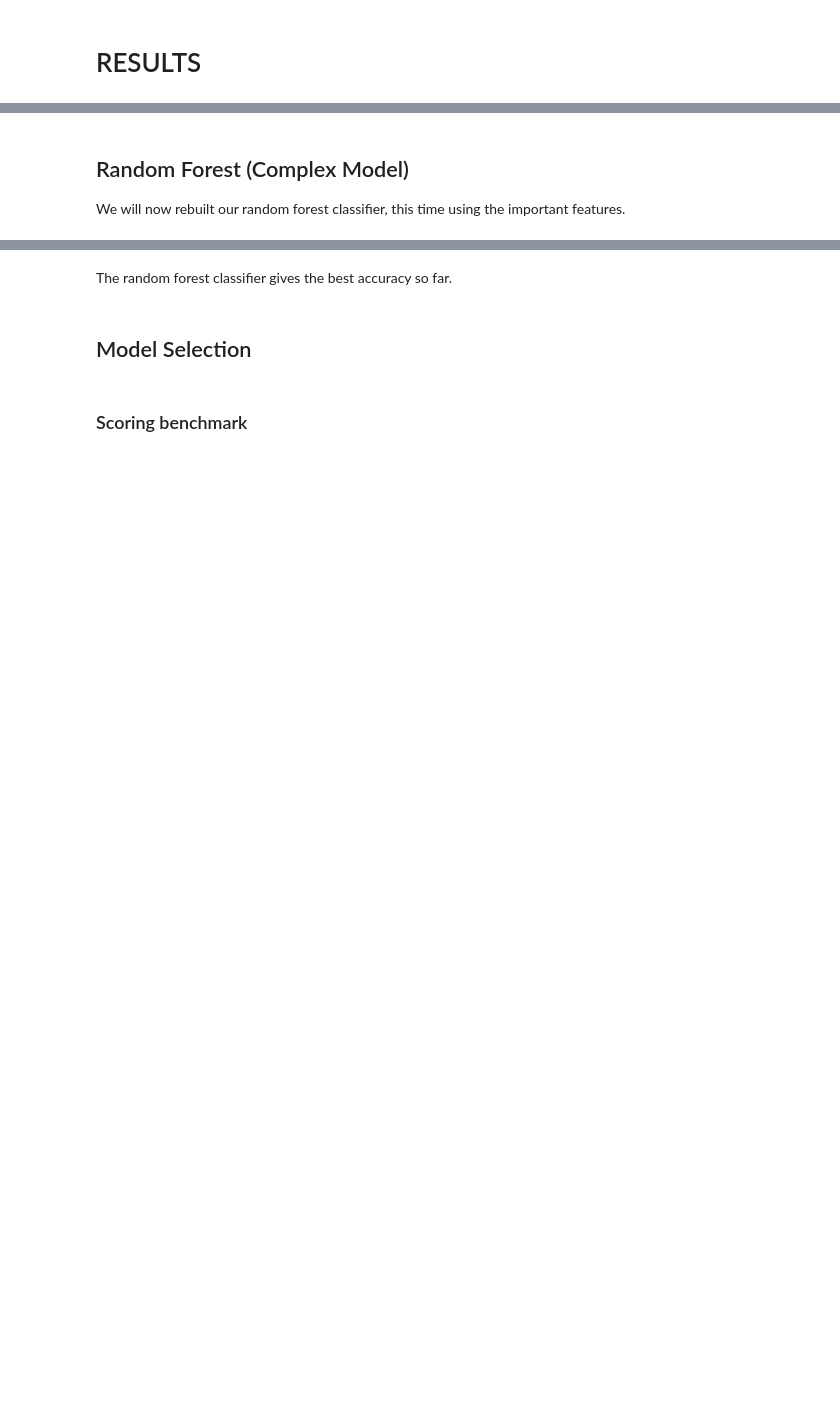
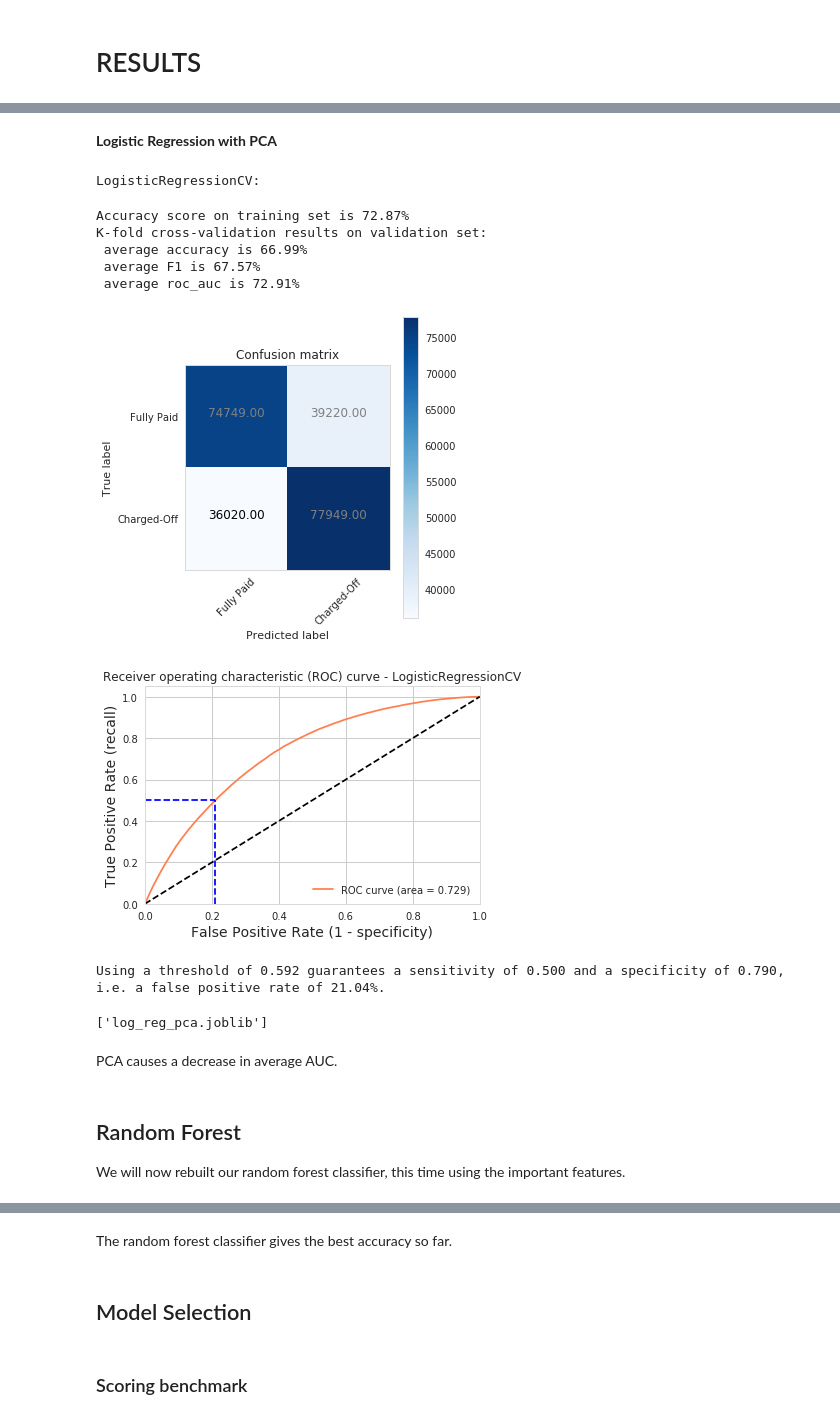
Before and after one commit to michelkana/lendingclub, a Jupyter notebook: notebooks/CS109aLendingClub_Results.ipynb, the cells around one changed output, grey strips where cells are left out. Cells and saved outputs as stored; diff of their text form; code cells hidden in the pictures; blank space fills up the shorter version.

```diff
--- a/notebooks/CS109aLendingClub_Results.ipynb
+++ b/notebooks/CS109aLendingClub_Results.ipynb
@@ -64,5 +74,25 @@ Using a threshold of 0.625 guarantees a sensitivity of 0.505 and a specificity o
+# %% [markdown]
+**Logistic Regression with PCA**
+# %%
+log_reg_pca = fit_predict_evaluate(log_reg, X_train_scaled_pca, y_train, X_val_scaled_pca, y_val, df_cv_scores_pca)
+# %% [output]
+LogisticRegressionCV:
+Accuracy score on training set is 72.87%
+K-fold cross-validation results on validation set:
+ average accuracy is 66.99%
+ average F1 is 67.57%
+ average roc_auc is 72.91%
+[figure, added]
+[figure, added]
+Using a threshold of 0.592 guarantees a sensitivity of 0.500 and a specificity of 0.790, i.e. a false positive rate of 21.04%.
+# %%
+dump(log_reg_pca, 'log_reg_pca.joblib')
+# %% [output]
+['log_reg_pca.joblib']
+# %% [markdown]
+PCA causes a decrease in average AUC.
 # %% [markdown]
-## Random Forest (Complex Model)
+## Random Forest
 
 We will now rebuilt our random forest classifier, this time using the important features.
 # %%
```
Also changed, not shown: parts of 58 cells of this notebook, 14 other files.
